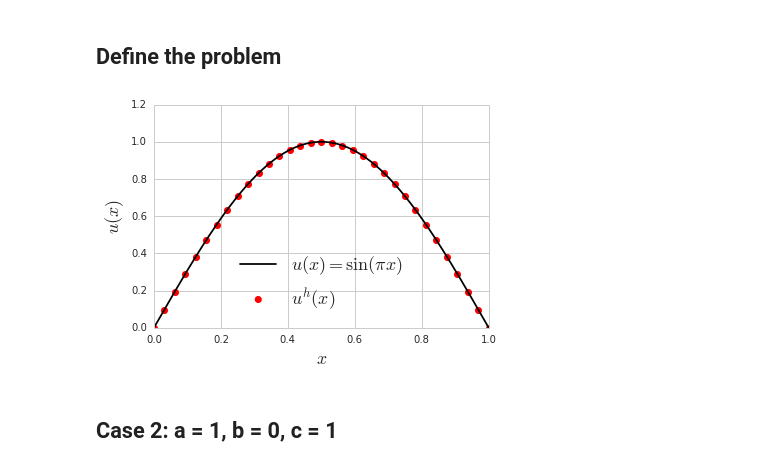
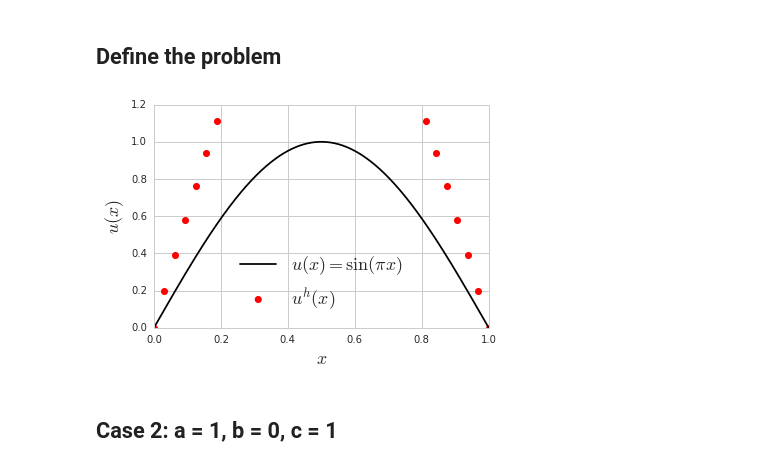
Before and after one commit to alcarney/polynomial_chaos, a Jupyter notebook: src/oned_deterministic.ipynb, the cells around one changed output. Saved outputs shown, nothing was run; the diff lists cells and outputs as text; code cells hidden in the pictures.

```diff
--- a/src/oned_deterministic.ipynb
+++ b/src/oned_deterministic.ipynb
@@ -35,18 +35,18 @@ def do_fem(f, a, b, c):
 # %% [markdown]
 ## Define the problem
 # %%
-a, b, c = 1, 0, 0
+a, b, c = 1/2, 0, 0
 
 def u(x):
     return sin(pi*x)
 
 def f(x):
     return (pi**2)*sin(pi*x)
 
 case1, p = do_fem(f, a, b, c)
-p.savefig('oned-deterministic-plot.pdf')
+#p.savefig('oned-deterministic-plot.pdf')
 # %% [output]
-[figure, old version]
+[figure, new version]
 # %% [markdown]
 ## Case 2: a = 1, b = 0, c = 1
 # %%
```
Also changed, not shown: 3 other files.
